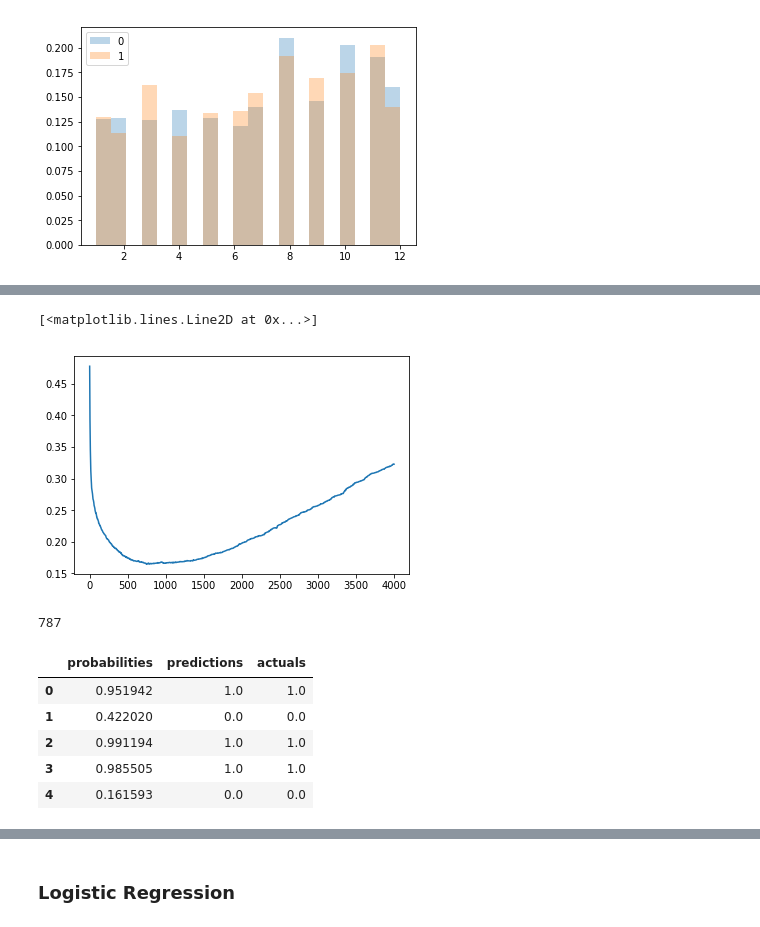
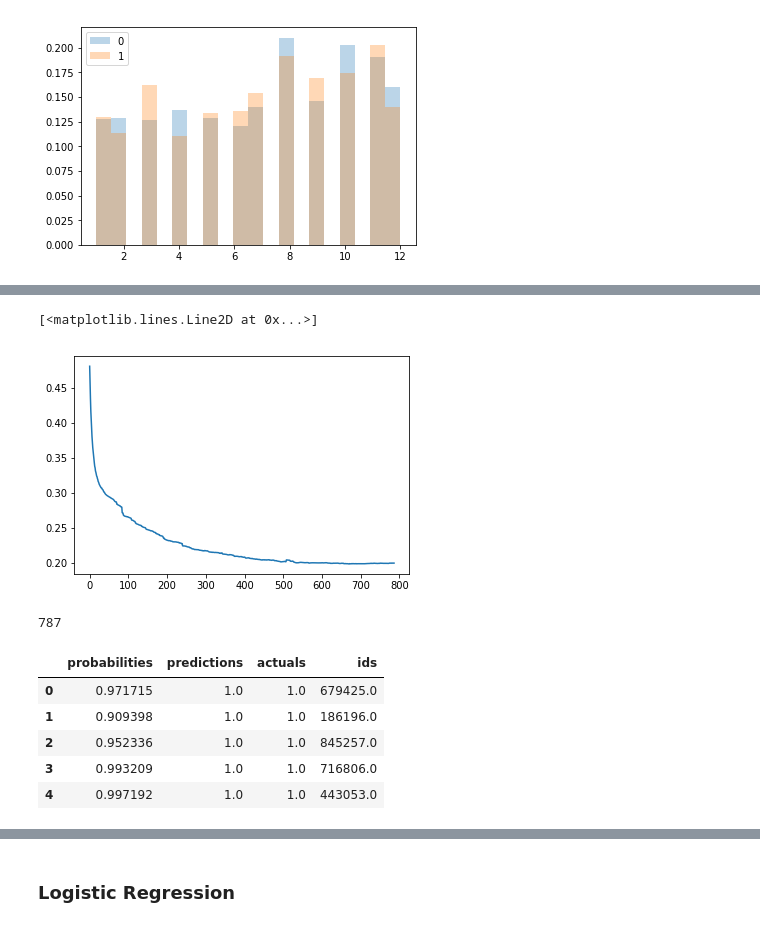
Before and after one commit to GiuliettaR/customer_retention_model, a Jupyter notebook: customer_churn-Copy1.ipynb, the cells around one changed output, grey strips where cells are left out. Drawn from its saved outputs; the diff is of its cells as text; code cells hidden in the pictures.

```diff
--- a/customer_churn-Copy1.ipynb
+++ b/customer_churn-Copy1.ipynb
@@ -164,5 +262,6 @@ def clean_nan(X, y, ids):
     X['Item_ID'] = X['Item_ID'].astype(str)
     X['Revenue_Class'] = X['Revenue_Class'].astype(str)
     y = y[~X.isna().any(axis=1)]
+    ids = ids[~X.isna().any(axis=1)]
     X.dropna(inplace=True)
     return X, y, ids
@@ -200,10 +303,10 @@ categorical_features = ['Item_ID', 'Month', 'Year',
                         'City', 'Item_ID', 'Account_ID',
                         'Industry','First_Invoice']
 # %%
-X_train, X_test, y_train, y_test, id_train, id_test = train_test_split(X, y, ids)
+X_train, X_test, y_train, y_test, ids_train, ids_test = train_test_split(X, y, ids)
 # %%
-X_train, y_train, id_train = clean_nan(X_train, y_train, id_train)
-X_test, y_test, id_test = clean_nan(X_test, y_test, id_test)
+X_train, y_train, ids_train = clean_nan(X_train, y_train, ids_train)
+X_test, y_test, ids_test = clean_nan(X_test, y_test, ids_test)
 # %% [output]
 A value is trying to be set on a copy of a slice from a DataFrame.
 Try using .loc[row_indexer,col_indexer] = value instead
@@ -310,7 +376,7 @@ model_results_rf.head()
 # %% [markdown]
 ### Gradient Boost
 # %%
-gb = GradientBoostingClassifier(n_estimators=1016, max_depth=4)
+gb = GradientBoostingClassifier(n_estimators=787, max_depth=4)
 # %%
 cross_val_score(gb, X_train, y_train, cv=3, scoring='neg_log_loss')
 # %% [output]
@@ -387,10 +432,10 @@ No handles with labels found to put in legend.
 # %%
 #GradientBoosting
 fig, ax = plt.subplots()
-ax.plot([log_loss(y_test, y_pred) for y_pred in gb1.staged_predict_proba(X_test)])
+ax.plot([log_loss(y_test, y_pred) for y_pred in gb.staged_predict_proba(X_test)])
 # %% [output]
 [<matplotlib.lines.Line2D at 0x...>]
-[figure, old version]
+[figure, new version]
 # %%
 np.argmin([log_loss(y_test, y_pred) for y_pred in gb1.staged_predict_proba(X_test)])
 # %% [output]
@@ -406,13 +451,13 @@ test_probas_gb = gb.predict_proba(X_test)[:, 1]
 threshold = 0.5
 model_results_gb = pd.DataFrame(np.column_stack((test_probas_gb,
                                               test_probas_gb >= threshold,
-                                              y_test)))
-model_results_gb.columns = ['probabilities','predictions','actuals']
+                                              y_test, ids_test)))
+model_results_gb.columns = ['probabilities','predictions','actuals','ids']
 model_results_gb.head()
 # %% [output]
-|  | probabilities | predictions | actuals |
-| 0 | 0.951942 | 1.0 | 1.0 |
-| 1 | 0.422020 | 0.0 | 0.0 |
-| 2 | 0.991194 | 1.0 | 1.0 |
-| 3 | 0.985505 | 1.0 | 1.0 |
-| 4 | 0.161593 | 0.0 | 0.0 |
+|  | probabilities | predictions | actuals | ids |
+| 0 | 0.971715 | 1.0 | 1.0 | 679425.0 |
+| 1 | 0.909398 | 1.0 | 1.0 | 186196.0 |
+| 2 | 0.952336 | 1.0 | 1.0 | 845257.0 |
+| 3 | 0.993209 | 1.0 | 1.0 | 716806.0 |
+| 4 | 0.997192 | 1.0 | 1.0 | 443053.0 |
```
Also changed, not shown: parts of 62 cells of this notebook.
